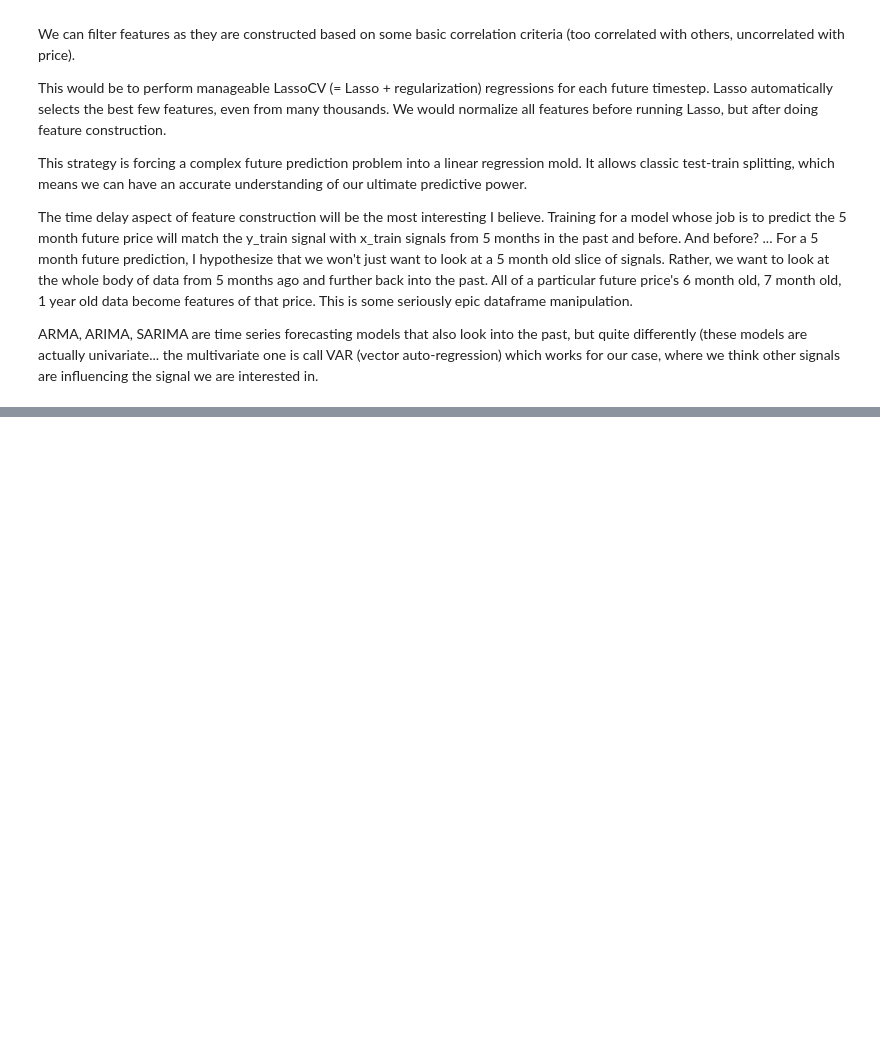
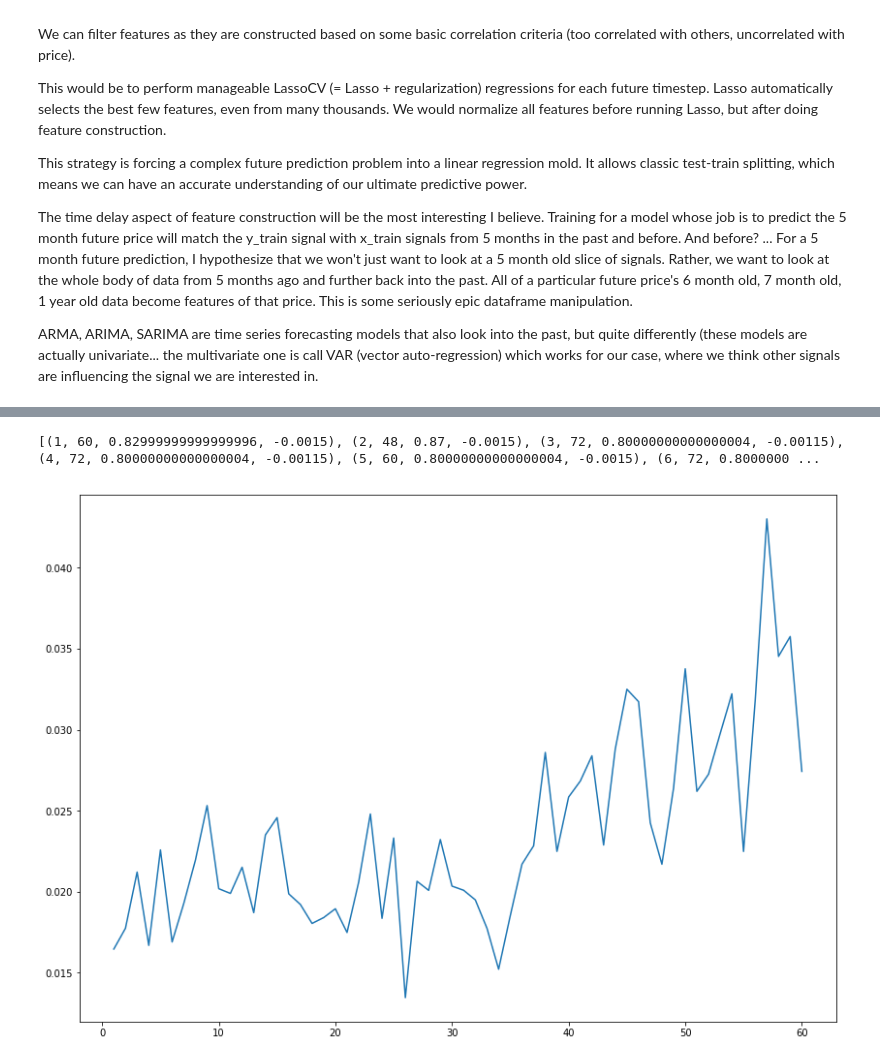
Before and after one commit to ericyehl/EPP-Feature-Modeling, a Jupyter notebook: Project.ipynb, the cells around one changed output, grey strips where cells are left out. Saved outputs shown, nothing was run; the diff lists cells and outputs as text; code cells hidden in the pictures; blank space fills up the shorter version.

```diff
--- a/Project.ipynb
+++ b/Project.ipynb
@@ -269,0 +273,23 @@ from sklearn.linear_model import LassoCV
+# %%
+%run helper_functions.py
+plt.close("all")
+
+# (best_hps, training_dfs) = \
+#     train_hopping_lasso(new_test_data4, comp_var='Price',
+#                         pred_len=pred_len, iter=25,
+#                         look_back_step=6, #look_back_override='single',
+#                         test_props=list(np.arange(.1,.2,.025)),
+# #                         test_props = [.15],
+#                         n_alphas=20, cv=5, eps=.0001)
+
+best_hps, training_dfs, sample_dfs = \
+    train_hopping_lasso(new_test_data, comp_var='Price',
+                        pred_len=60, iter=1,
+                        look_back_step=12, #look_back_override='single',
+                        test_props=list(np.linspace(.1,.2,4)),
+#                         test_props = [.15,2],
+                        model_type=Lasso,
+                        n_alphas=5)
+# %% [output]
+[(1, 60, 0.82999999999999996, -0.0015), (2, 48, 0.87, -0.0015), (3, 72, 0.80000000000000004, -0.00115), (4, 72, 0.80000000000000004, -0.00115), (5, 60, 0.80000000000000004, -0.0015), (6, 72, 0.8000000 ...
+[figure, added]
```
Also changed, not shown: parts of 54 cells of this notebook, 1 other file.
